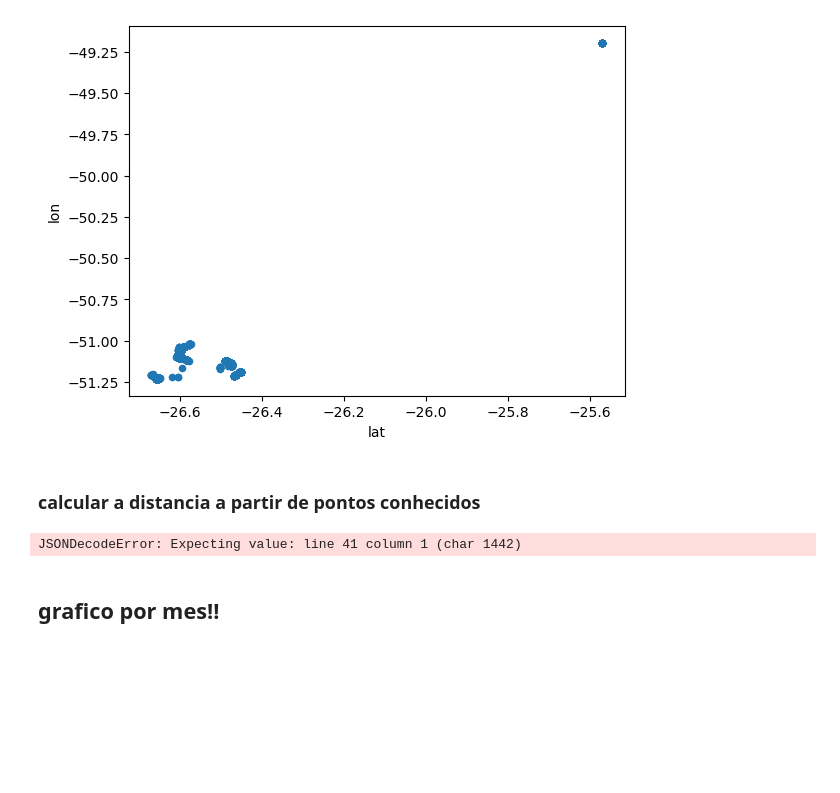
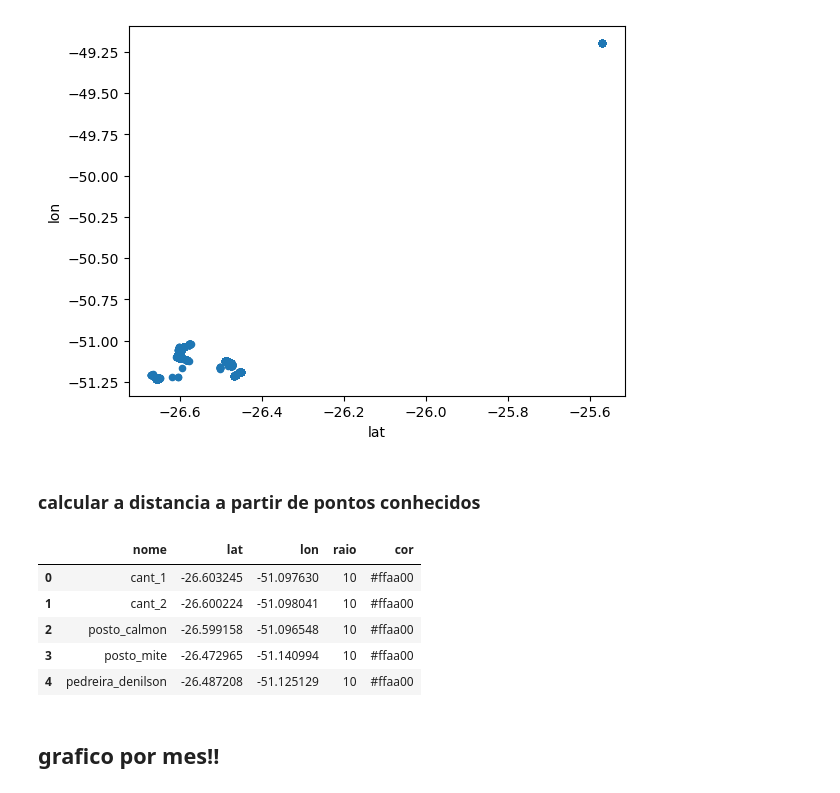
Before and after one commit to CAIOZANETTI/gps_maquina, a Jupyter notebook: etl_tabela_gps.ipynb, the cells around one changed output. Saved outputs shown, nothing was run; the diff lists cells and outputs as text; code cells hidden in the pictures; blank space fills up the shorter version.

Commit message:
df locais

```diff
--- a/etl_tabela_gps.ipynb
+++ b/etl_tabela_gps.ipynb
@@ -283,12 +283,17 @@ df2.plot.scatter(x='lat', y='lon')#, marker='o', color='blue', s=50, alpha=0.5)
 ### calcular a distancia a partir de pontos conhecidos
 # %%
 dic = extrair.json_to_dic('variaveis.json')
-display(dic['locais'])
-#df_locais = pd.DataFrame(locais)
+#display(dic['locais'])
+df_locais = pd.DataFrame(dic['locais'])
 
 display(df_locais)
 # %% [output]
-JSONDecodeError: Expecting value: line 41 column 1 (char 1442)
+|  | nome | lat | lon | raio | cor |
+| 0 | cant_1 | -26.603245 | -51.097630 | 10 | #ffaa00 |
+| 1 | cant_2 | -26.600224 | -51.098041 | 10 | #ffaa00 |
+| 2 | posto_calmon | -26.599158 | -51.096548 | 10 | #ffaa00 |
+| 3 | posto_mite | -26.472965 | -51.140994 | 10 | #ffaa00 |
+| 4 | pedreira_denilson | -26.487208 | -51.125129 | 10 | #ffaa00 |
 # %% [markdown]
 ## grafico por mes!!
 # %%
```
Also changed, not shown: 1 other file.
